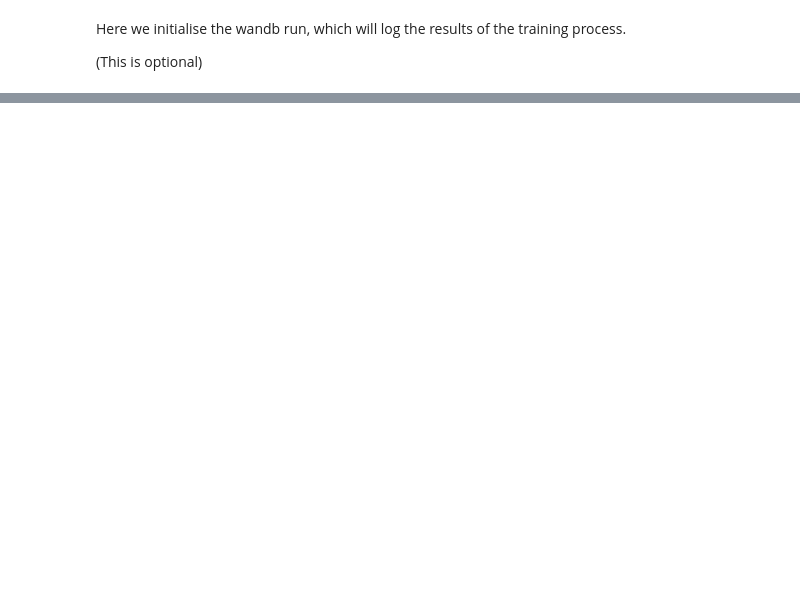
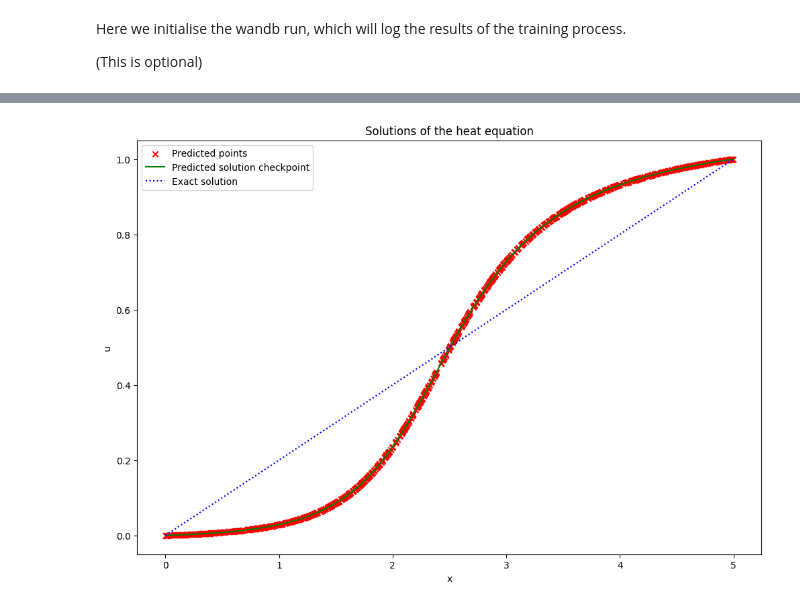
Before and after one commit to elNuNus/Projet_SOIA_61_PINN, a Jupyter notebook: Heat_equation/PINN_1D_heat_eq.ipynb, the cells around one changed output, grey strips where cells are left out. Saved outputs shown, nothing was run; the diff lists cells and outputs as text; code cells hidden in the pictures; blank space fills up the shorter version.

Commit message:
Edited the model construction process, to make it bigger
Stil cannot figure out why the Adam optimizer is outputing such erratic predictions

```diff
--- a/Heat_equation/PINN_1D_heat_eq.ipynb
+++ b/Heat_equation/PINN_1D_heat_eq.ipynb
@@ -122,27 +115,16 @@ We define the neural network that will approximate the solution of the heat equa
 # %%
 # Define the model
 
-my_model = torch.nn.Sequential(
-    torch.nn.Linear(1, 20),
-    torch.nn.Tanh(),
-    torch.nn.Linear(20, 20),
-    torch.nn.Tanh(),
-    torch.nn.Linear(20, 20),
-    torch.nn.Tanh(),
-    torch.nn.Linear(20, 20),
-    torch.nn.Tanh(),
-    torch.nn.Linear(20, 20),
-    torch.nn.Tanh(),
-    torch.nn.Linear(20, 20),
-    torch.nn.Tanh(),
-    torch.nn.Linear(20, 20),
-    torch.nn.Tanh(),
-    torch.nn.Linear(20, 20),
-    torch.nn.Tanh(),
-    torch.nn.Linear(20, 20),
-    torch.nn.Tanh(),
-    torch.nn.Linear(20, 1),
-)
+n_neurons = 100 # Number of neurons in the hidden layers
+n_layers = 15 # Number of hidden layers
+
+layers = [torch.nn.Linear(1, n_neurons)]
+for i in range(n_layers):
+    layers.append(torch.nn.Tanh())
+    layers.append(torch.nn.Linear(n_neurons, n_neurons))
+layers.append(torch.nn.Linear(n_neurons, 1))
+
+my_model = torch.nn.Sequential(*layers)
 
 
 # Checkpoint
@@ -334,6 +299,7 @@ plt.rcParams['figure.dpi'] = 100  # Increasing dpi will enhance quality
 
 # Test points, randomly distributed in the space domain
 X_test = torch.rand(N_x, requires_grad=True)*(x_max - x_min) + x_min
+X_test = torch.sort(X_test).values
 X_test = X_test.reshape(N_x, 1)
 X_test = X_test.to(device) # Send the inputs to the device (GPU or CPU)
 
@@ -352,12 +318,12 @@ u_test = u_test.cpu().detach().numpy()
 plt.figure()
 # plt.plot(X_test, u_predict, label="Predicted solution", color="orange")
 plt.scatter(X_test, u_predict, label="Predicted points", marker="x", color="red")
-# plt.plot(X_test, u_check, label="Predicted solution checkpoint", color="green")
+plt.plot(X_test, u_check, label="Predicted solution checkpoint", color="green")
 plt.plot(X_test, u_test, label="Exact solution", color="blue", linestyle="dotted")
 
 plt.xlabel("x")
 plt.ylabel("u")
 plt.legend()
-plt.title("Solution of the heat equation")
+plt.title("Solutions of the heat equation")
 plt.show()
 # %% [output]
@@ -366,3 +330,4 @@ plt.show()
+[figure, added]
 # %%
 # Plot the training loss
 plt.figure()
```
Also changed, not shown: parts of 7 cells of this notebook, 4 other files.
